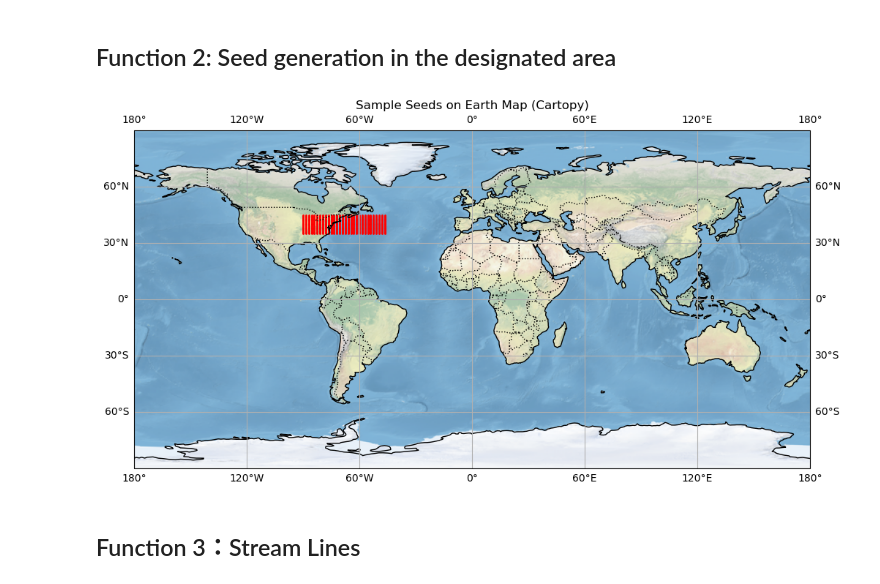
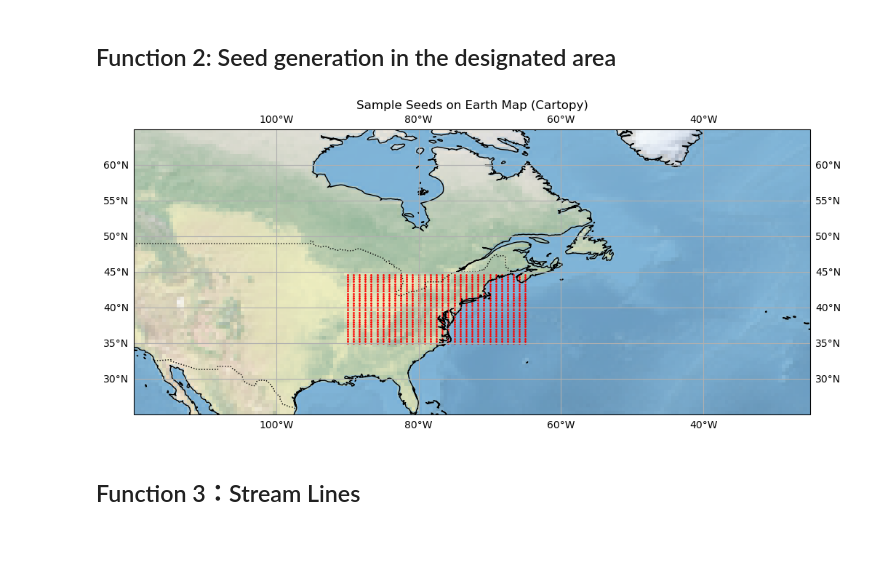
Before and after one commit to YosefQiu/MOPS, a Jupyter notebook: tutorial/MOPS_demo.ipynb, the cells around one changed output. Saved outputs shown, nothing was run; the diff lists cells and outputs as text; code cells hidden in the pictures; blank space fills up the shorter version.

```diff
--- a/tutorial/MOPS_demo.ipynb
+++ b/tutorial/MOPS_demo.ipynb
@@ -74,24 +75,23 @@ def xyz_to_latlon(x, y, z):
     lon = np.arctan2(y, x) * 180 / np.pi
     return lat, lon
 # %%
-def Vis_Seeds_Image(points, save_path="sample_seeds.png"):
+def Vis_Seeds_Image(points, save_path="sample_seeds.png",region_extent=None):
     x = points[:, 0]
     y = points[:, 1]
     z = points[:, 2]
     lats, lons = xyz_to_latlon(x, y, z)
-
     fig = plt.figure(figsize=(12, 6))
     ax = plt.axes(projection=ccrs.PlateCarree())
-
-    ax.set_global()
+    if region_extent:
+        ax.set_extent(region_extent, crs=ccrs.PlateCarree())
+    else:
+        ax.set_global()
     ax.stock_img()
     ax.coastlines()
     ax.add_feature(cfeature.BORDERS, linestyle=':')
     ax.gridlines(draw_labels=True)
-
     ax.scatter(lons, lats, color='red', s=1, transform=ccrs.PlateCarree())
     ax.set_title("Sample Seeds on Earth Map (Cartopy)")
-
     plt.savefig(save_path, dpi=300, bbox_inches='tight')
     plt.show()
 # %%
@@ -240,15 +248,15 @@ Vis_Remapping_Image(imgs, extent = [-60, -20, 20, 60])
 # %% [markdown]
 ## Function 2: Seed generation in the designated area
 # %%
-conf = pyMOPS.SamplingSettings()
+conf = pyMOPS.SeedsSettings()
 conf.setSeedsRange((31, 31))
-conf.setGeoBox((35.0, 45.0), (-90.0, -45.0))
+conf.setGeoBox((35.0, 45.0), (-90.0, -65.0))
 conf.setDepth(10.0)
 # %%
-sample_pts = pyMOPS.MOPS_GenerateSamplePoints(conf)  # output: np.ndarray
-Vis_Seeds_Image(sample_pts)
+sample_pts = pyMOPS.MOPS_GenerateSeedsPoints(conf)  # output: np.ndarray
+Vis_Seeds_Image(sample_pts, region_extent = [-120.0, -25.0, 25.0, 65.0])
 # %% [output]
-[figure, old version]
+[figure, new version]
 # %% [markdown]
 ## Function 3：Stream Lines
 # %%
```
Also changed, not shown: parts of 10 cells of this notebook, 13 other files.
